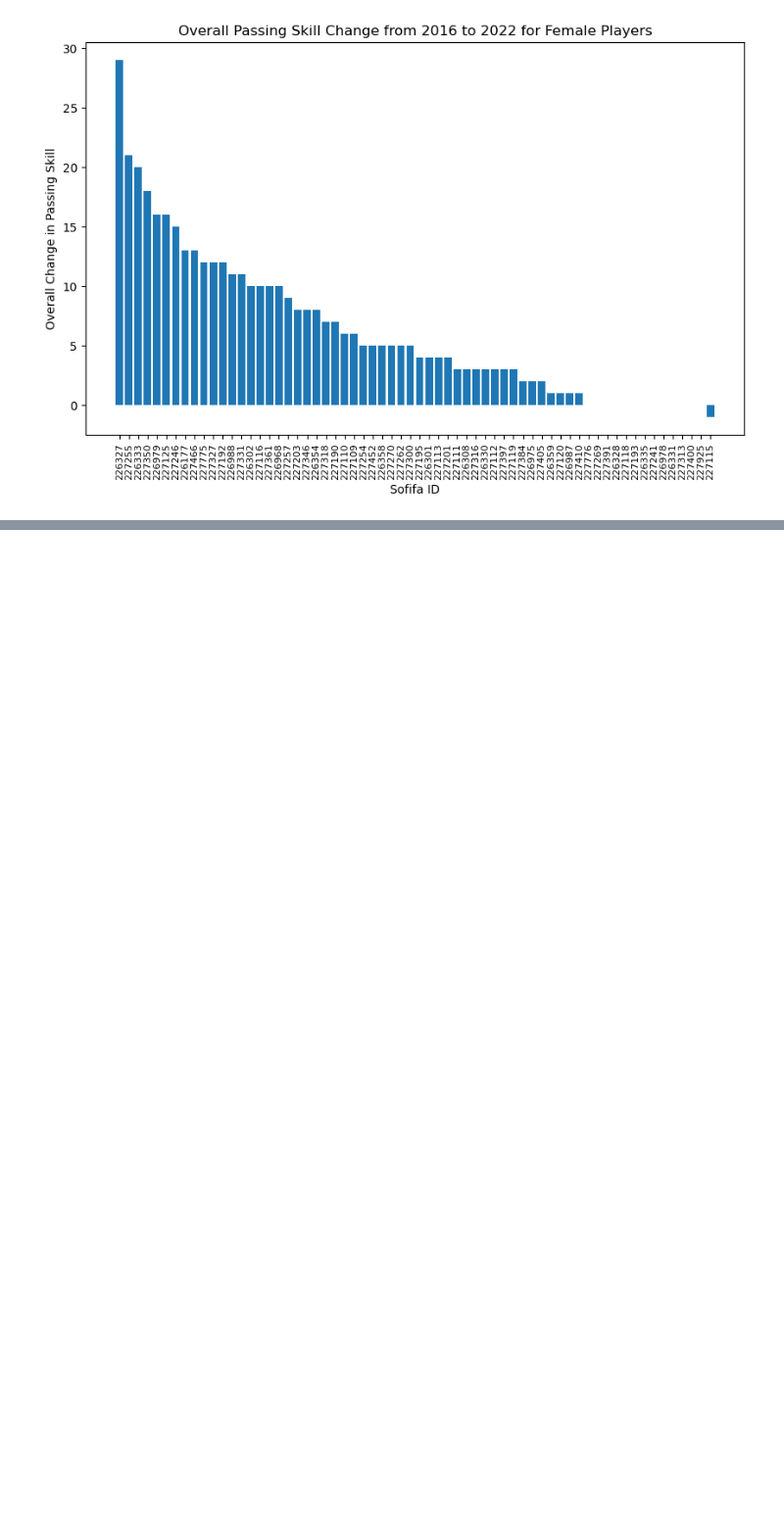
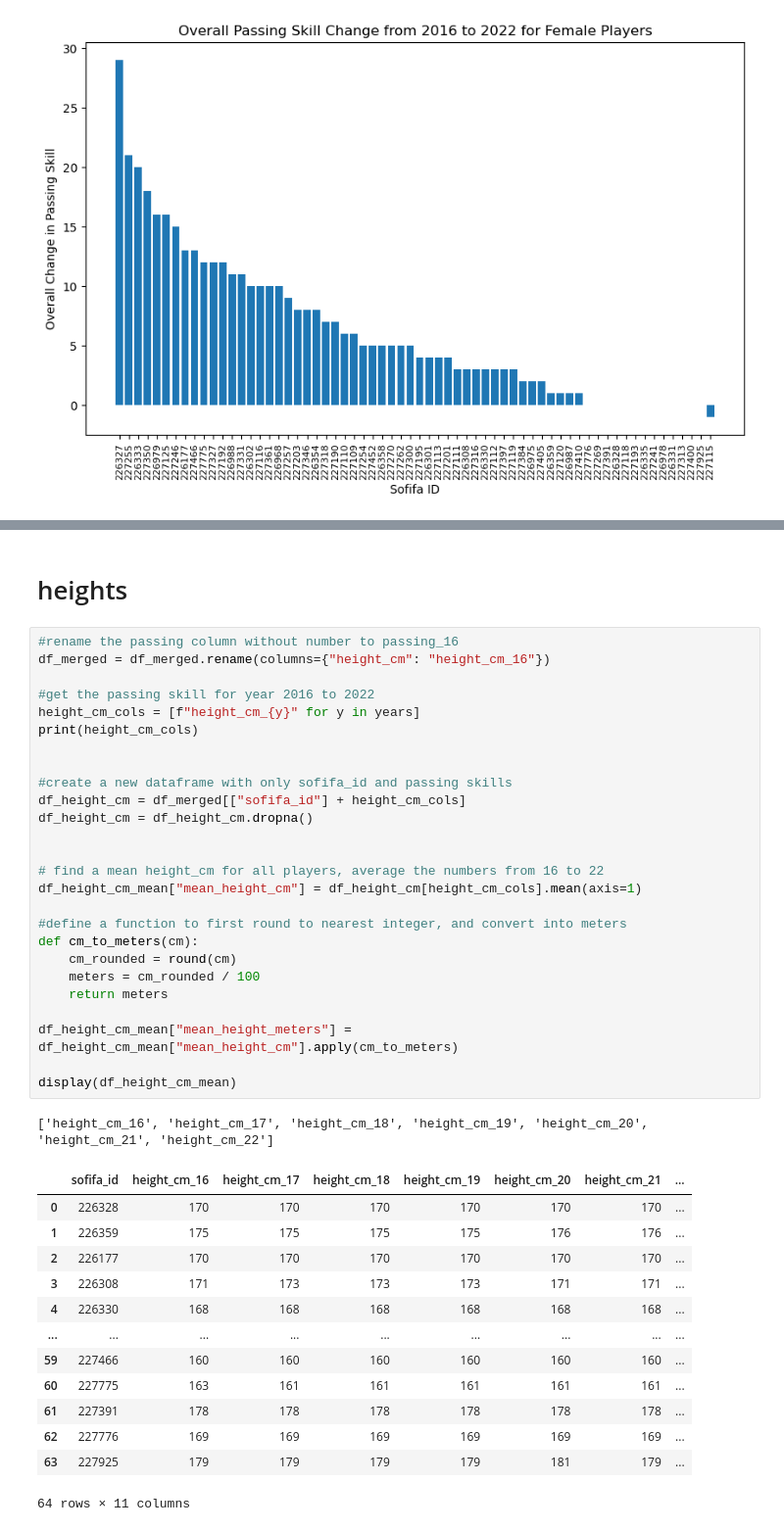
Before and after one commit to Cynthiah0503/qtm151fall2025, a Jupyter notebook: Final Project/final project.ipynb, the cells around one changed output, grey strips where cells are left out. Shown at 98% size. Drawn from its saved outputs; the diff is of its cells as text; blank space fills up the shorter version.

```diff
--- a/Final Project/final project.ipynb
+++ b/Final Project/final project.ipynb
@@ -350,0 +477,43 @@ plt.show()
+# %% [markdown]
+# heights
+# %%
+#rename the passing column without number to passing_16
+df_merged = df_merged.rename(columns={"height_cm": "height_cm_16"})
+
+#get the passing skill for year 2016 to 2022
+height_cm_cols = [f"height_cm_{y}" for y in years]
+print(height_cm_cols)
+
+
+#create a new dataframe with only sofifa_id and passing skills
+df_height_cm = df_merged[["sofifa_id"] + height_cm_cols]
+df_height_cm = df_height_cm.dropna()
+
+
+# find a mean height_cm for all players, average the numbers from 16 to 22
+df_height_cm_mean["mean_height_cm"] = df_height_cm[height_cm_cols].mean(axis=1)
+
+#define a function to first round to nearest integer, and convert into meters
+def cm_to_meters(cm):
+    cm_rounded = round(cm)
+    meters = cm_rounded / 100
+    return meters
+
+df_height_cm_mean["mean_height_meters"] = df_height_cm_mean["mean_height_cm"].apply(cm_to_meters)
+
+display(df_height_cm_mean)
+# %% [output]
+['height_cm_16', 'height_cm_17', 'height_cm_18', 'height_cm_19', 'height_cm_20', 'height_cm_21', 'height_cm_22']
+|  | sofifa_id | height_cm_16 | height_cm_17 | height_cm_18 | height_cm_19 | height_cm_20 | height_cm_21 | ... |
+| 0 | 226328 | 170 | 170 | 170 | 170 | 170 | 170 | ... |
+| 1 | 226359 | 175 | 175 | 175 | 175 | 176 | 176 | ... |
+| 2 | 226177 | 170 | 170 | 170 | 170 | 170 | 170 | ... |
+| 3 | 226308 | 171 | 173 | 173 | 173 | 171 | 171 | ... |
+| 4 | 226330 | 168 | 168 | 168 | 168 | 168 | 168 | ... |
+| ... | ... | ... | ... | ... | ... | ... | ... | ... |
+| 59 | 227466 | 160 | 160 | 160 | 160 | 160 | 160 | ... |
+| 60 | 227775 | 163 | 161 | 161 | 161 | 161 | 161 | ... |
+| 61 | 227391 | 178 | 178 | 178 | 178 | 178 | 178 | ... |
+| 62 | 227776 | 169 | 169 | 169 | 169 | 169 | 169 | ... |
+| 63 | 227925 | 179 | 179 | 179 | 179 | 181 | 179 | ... |
+64 rows × 11 columns
```
Also changed, not shown: parts of 23 cells of this notebook, 1 other file.
